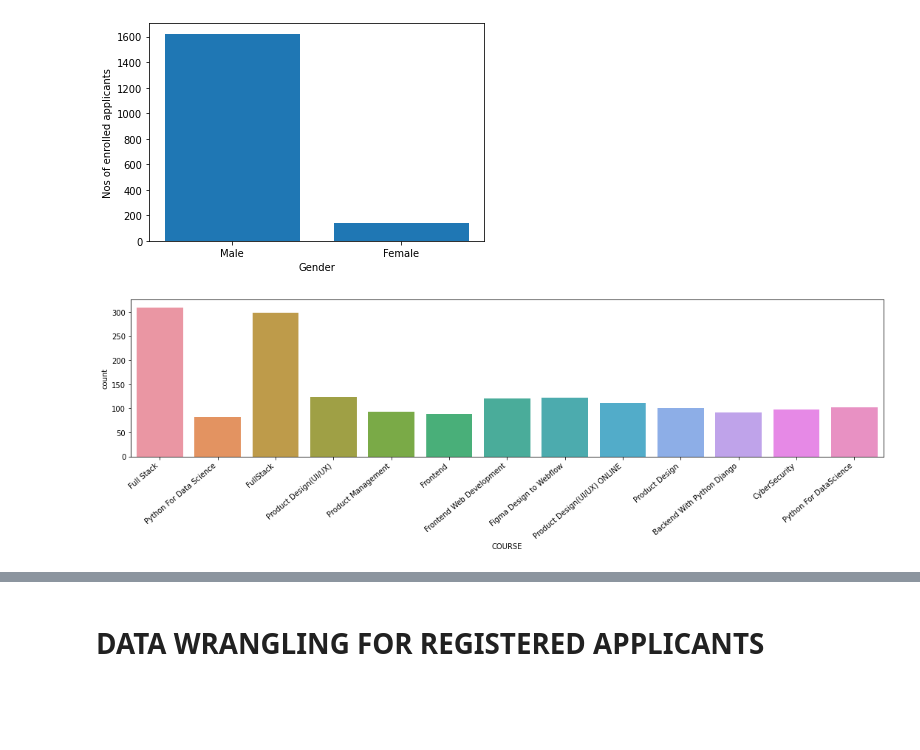
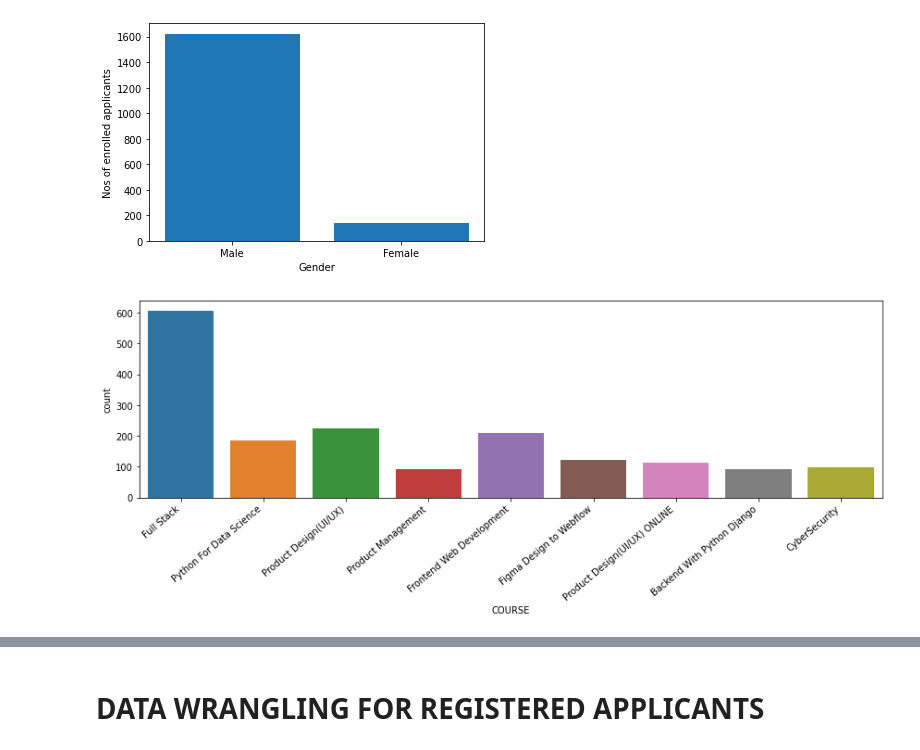
Before and after one commit to tahheel/V-Internship, a Jupyter notebook: Taheel_week1.ipynb, the cells around one changed output, grey strips where cells are left out. Saved outputs shown, nothing was run; the diff lists cells and outputs as text; code cells hidden in the pictures; blank space fills up the shorter version.

```diff
--- a/Taheel_week1.ipynb
+++ b/Taheel_week1.ipynb
@@ -10,7 +11,7 @@ import seaborn as sns
 # %% [markdown]
 # DATA WRANGLING FOR ENROLLED APPLICANTS
 # %%
-enrolledapp = pd.read_csv('enrolled_applicants.csv')
+enrolledapp = pd.read_csv('C:/Users/TAHIR/Desktop/Revised v-internship/enrolled_applicants.csv')
 enrolledapp.tail()
 # %% [output]
 |  | Unnamed: 0 | FIRST NAME | LAST NAME | SOURCE | COURSE | TRACK | GENDER |
@@ -132,11 +140,15 @@ ax.set_ylabel('Nos of enrolled applicants')
 plt.show()
 # %% [output]
 [figure]
+# %%
+# To solve for where Fullstack and Python for data science appeared twice
+
+enrolledapp['COURSE'].replace({'FullStack':'Full Stack', 'Python For DataScience':'Python For Data Science','Frontend':'Frontend Web Development','Product Design':'Product Design(UI/UX)'}, inplace = True)
 # %%
-figure(figsize=(15,5))
+plt.figure(figsize=(12,5))
 ax = sns.countplot(x = enrolledapp['COURSE'], data=enrolledapp)
 ax.set_xticklabels(ax.get_xticklabels(), rotation=40, ha="right")
 plt.tight_layout()
 plt.show()
 # %% [output]
-[figure, old version]
+[figure, new version]
```
Also changed, not shown: parts of 34 cells of this notebook, 3 other files.
